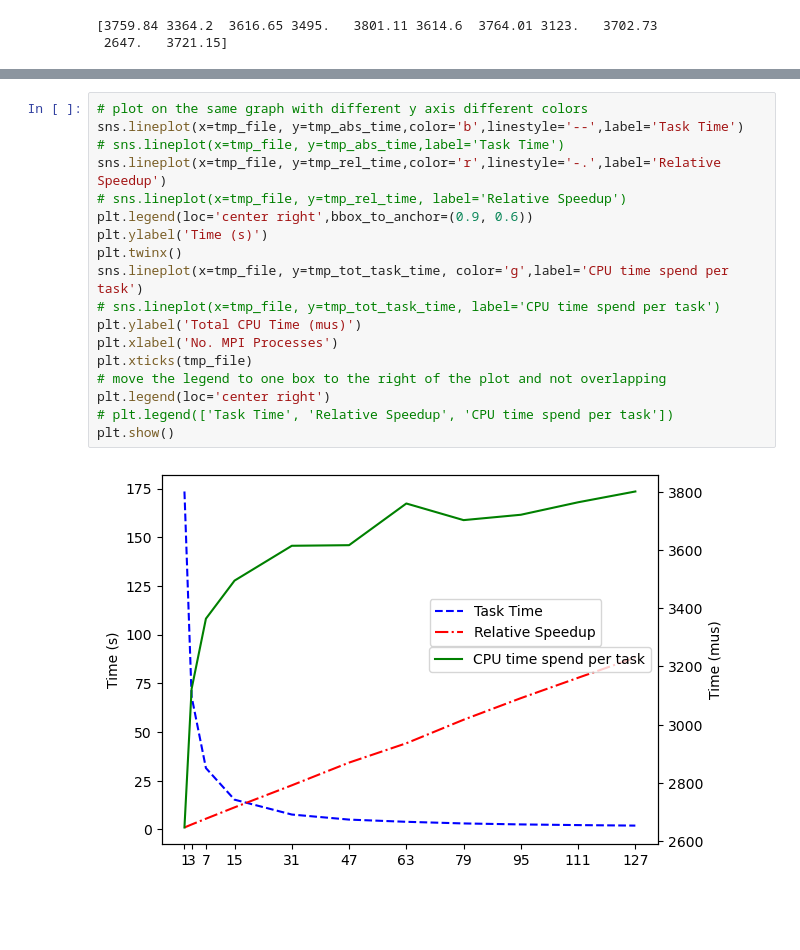
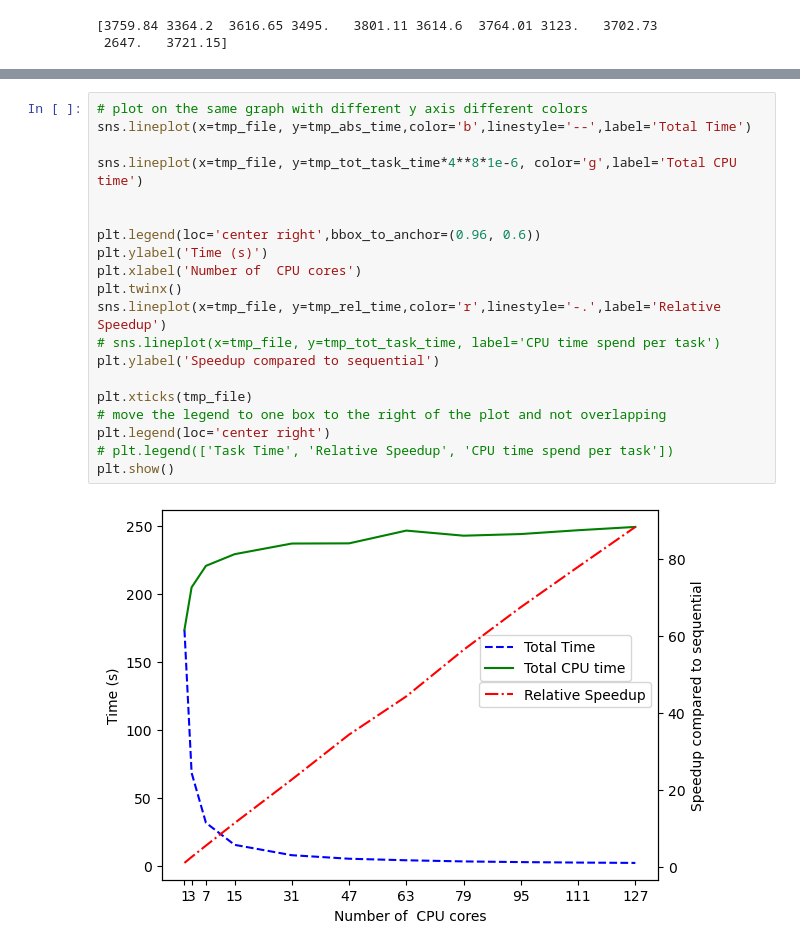
Before and after one commit to BerlinObel/hppc, a Jupyter notebook: assignment_3/plot.ipynb, the cells around one changed output, grey strips where cells are left out. Saved outputs shown, nothing was run; the diff lists cells and outputs as text; blank space fills up the shorter version.

Commit message:
added ipynb plot file

```diff
--- a/assignment_3/plot.ipynb
+++ b/assignment_3/plot.ipynb
@@ -80,23 +88,25 @@ plt.clf
 # %%
 # plot on the same graph with different y axis different colors
-sns.lineplot(x=tmp_file, y=tmp_abs_time,color='b',linestyle='--',label='Task Time')
-# sns.lineplot(x=tmp_file, y=tmp_abs_time,label='Task Time')
+sns.lineplot(x=tmp_file, y=tmp_abs_time,color='b',linestyle='--',label='Total Time')
+
+sns.lineplot(x=tmp_file, y=tmp_tot_task_time*4**8*1e-6, color='g',label='Total CPU time')
+
+
+plt.legend(loc='center right',bbox_to_anchor=(0.96, 0.6))
+plt.ylabel('Time (s)')
+plt.xlabel('Number of  CPU cores')
+plt.twinx()
 sns.lineplot(x=tmp_file, y=tmp_rel_time,color='r',linestyle='-.',label='Relative Speedup')
-# sns.lineplot(x=tmp_file, y=tmp_rel_time, label='Relative Speedup')
-plt.legend(loc='center right',bbox_to_anchor=(0.9, 0.6))
-plt.ylabel('Time (s)')
-plt.twinx()
-sns.lineplot(x=tmp_file, y=tmp_tot_task_time, color='g',label='CPU time spend per task')
 # sns.lineplot(x=tmp_file, y=tmp_tot_task_time, label='CPU time spend per task')
-plt.ylabel('Total CPU Time (mus)')
-plt.xlabel('No. MPI Processes')
+plt.ylabel('Speedup compared to sequential')
+
 plt.xticks(tmp_file)
 # move the legend to one box to the right of the plot and not overlapping
 plt.legend(loc='center right')
 # plt.legend(['Task Time', 'Relative Speedup', 'CPU time spend per task'])
 plt.show()
 # %% [output]
-[figure, old version]
+[figure, new version]
 # %%
 def amdahls_law(p, s):
     return 1 / (s + ((1 - s) / p))
```
Also changed, not shown: parts of 6 cells of this notebook, 1 other file.
